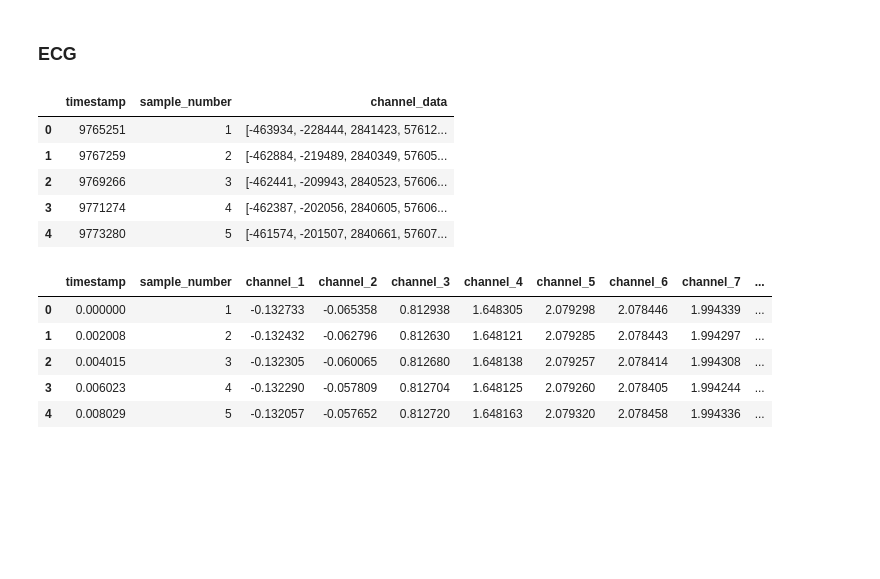
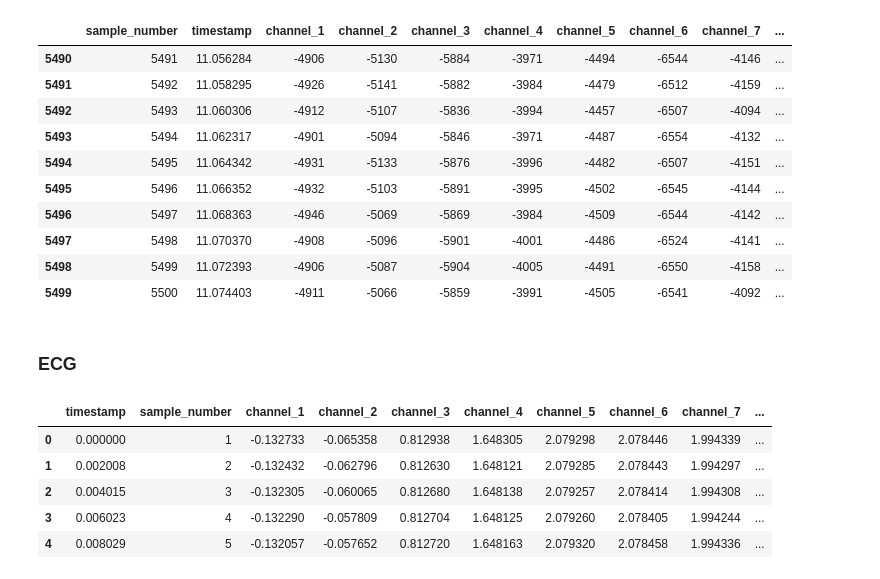
Before and after one commit to EloySerrudo/EEG_Project, a Jupyter notebook: bin/EDA.ipynb, the cells around one changed output. Cells and saved outputs as stored; diff of their text form; code cells hidden in the pictures; blank space fills up the shorter version.

```diff
--- a/bin/EDA.ipynb
+++ b/bin/EDA.ipynb
@@ -10,3 +230,17 @@ import ast
+# %%
+signal.tail(10)
+# %% [output]
+|  | sample_number | timestamp | channel_1 | channel_2 | channel_3 | channel_4 | channel_5 | channel_6 | channel_7 | ... |
+| 5490 | 5491 | 11.056284 | -4906 | -5130 | -5884 | -3971 | -4494 | -6544 | -4146 | ... |
+| 5491 | 5492 | 11.058295 | -4926 | -5141 | -5882 | -3984 | -4479 | -6512 | -4159 | ... |
+| 5492 | 5493 | 11.060306 | -4912 | -5107 | -5836 | -3994 | -4457 | -6507 | -4094 | ... |
+| 5493 | 5494 | 11.062317 | -4901 | -5094 | -5846 | -3971 | -4487 | -6554 | -4132 | ... |
+| 5494 | 5495 | 11.064342 | -4931 | -5133 | -5876 | -3996 | -4482 | -6507 | -4151 | ... |
+| 5495 | 5496 | 11.066352 | -4932 | -5103 | -5891 | -3995 | -4502 | -6545 | -4144 | ... |
+| 5496 | 5497 | 11.068363 | -4946 | -5069 | -5869 | -3984 | -4509 | -6544 | -4142 | ... |
+| 5497 | 5498 | 11.070370 | -4908 | -5096 | -5901 | -4001 | -4486 | -6524 | -4141 | ... |
+| 5498 | 5499 | 11.072393 | -4906 | -5087 | -5904 | -4005 | -4491 | -6550 | -4158 | ... |
+| 5499 | 5500 | 11.074403 | -4911 | -5066 | -5859 | -3991 | -4505 | -6541 | -4092 | ... |
 # %%
 def bandpass(data: np.ndarray, edges: list[float], sample_rate: float, poles: int = 5):
     sos = scipy.signal.butter(poles, edges, 'bandpass', fs=sample_rate, output='sos')
@@ -14,18 +248,6 @@ def bandpass(data: np.ndarray, edges: list[float], sample_rate: float, poles: in
     return filtered_data
 # %% [markdown]
 ### ECG
-# %%
-sesion = pd.read_csv("datos.csv")[['timestamp', 'sample_number', 'channel_data']]
-sesion.channel_data = sesion.channel_data.apply(ast.literal_eval)
-# print(sesion.dtypes)
-sesion.head()
-# %% [output]
-|  | timestamp | sample_number | channel_data |
-| 0 | 9765251 | 1 | [-463934, -228444, 2841423, 57612... |
-| 1 | 9767259 | 2 | [-462884, -219489, 2840349, 57605... |
-| 2 | 9769266 | 3 | [-462441, -209943, 2840523, 57606... |
-| 3 | 9771274 | 4 | [-462387, -202056, 2840605, 57606... |
-| 4 | 9773280 | 5 | [-461574, -201507, 2840661, 57607... |
 # %%
 channel_data_df = sesion.channel_data.apply(pd.Series) * 2.4 / (2**23 - 1) # Convert to a millivolts
 channel_data_df.columns = ['channel_1', 'channel_2', 'channel_3', 'channel_4', 'channel_5', 'channel_6', 'channel_7', 'channel_8']
```
Also changed, not shown: parts of 18 cells of this notebook, 5 other files.
